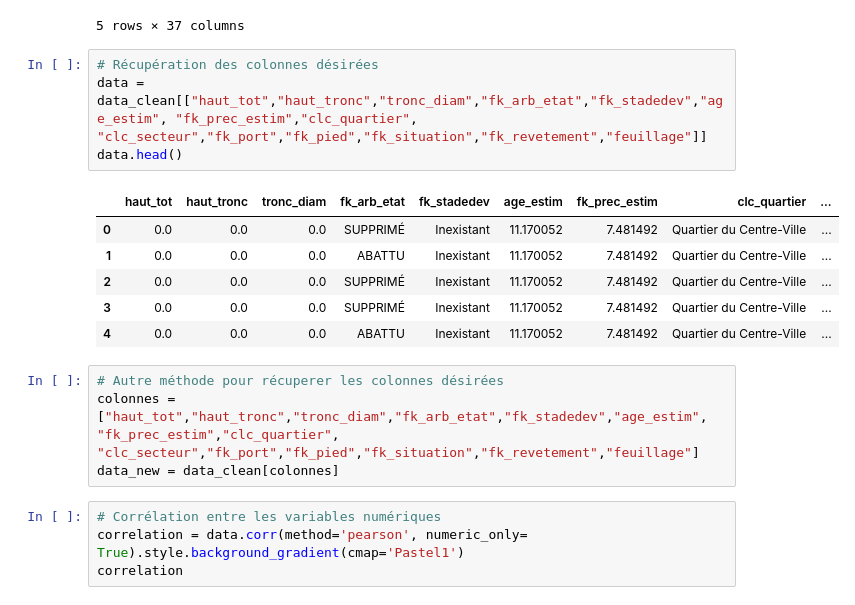
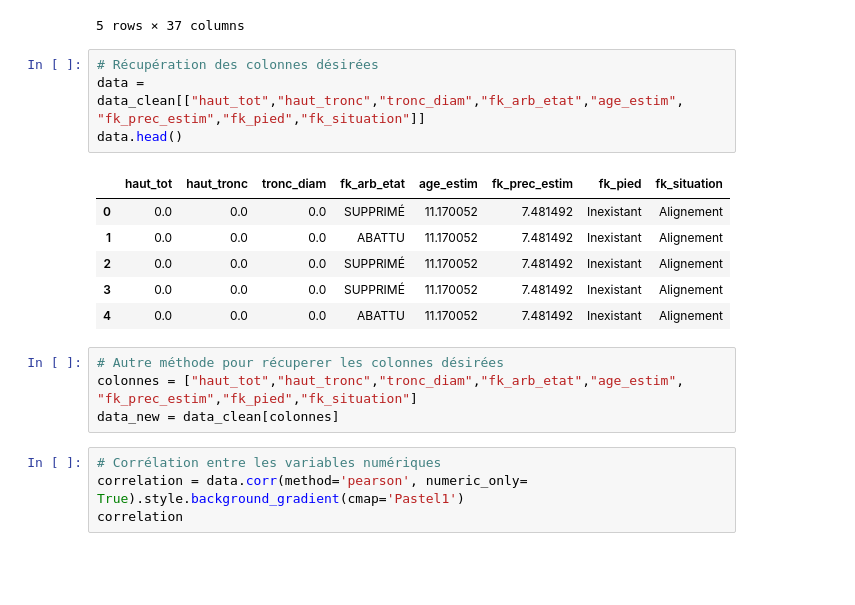
Before and after one commit to Mathilde1734/projet_IA, a Jupyter notebook: Besoin3.ipynb, the cells around one changed output. Drawn from its saved outputs; the diff is of its cells as text; blank space fills up the shorter version.

```diff
--- a/Besoin3.ipynb
+++ b/Besoin3.ipynb
@@ -38,18 +38,18 @@ data_clean.head()
 5 rows × 37 columns
 # %%
 # Récupération des colonnes désirées
-data = data_clean[["haut_tot","haut_tronc","tronc_diam","fk_arb_etat","fk_stadedev","age_estim", "fk_prec_estim","clc_quartier", "clc_secteur","fk_port","fk_pied","fk_situation","fk_revetement","feuillage"]]
+data = data_clean[["haut_tot","haut_tronc","tronc_diam","fk_arb_etat","age_estim", "fk_prec_estim","fk_pied","fk_situation"]]
 data.head()
 # %% [output]
-|  | haut_tot | haut_tronc | tronc_diam | fk_arb_etat | fk_stadedev | age_estim | fk_prec_estim | clc_quartier | ... |
-| 0 | 0.0 | 0.0 | 0.0 | SUPPRIMÉ | Inexistant | 11.170052 | 7.481492 | Quartier du Centre-Ville | ... |
-| 1 | 0.0 | 0.0 | 0.0 | ABATTU | Inexistant | 11.170052 | 7.481492 | Quartier du Centre-Ville | ... |
-| 2 | 0.0 | 0.0 | 0.0 | SUPPRIMÉ | Inexistant | 11.170052 | 7.481492 | Quartier du Centre-Ville | ... |
-| 3 | 0.0 | 0.0 | 0.0 | SUPPRIMÉ | Inexistant | 11.170052 | 7.481492 | Quartier du Centre-Ville | ... |
-| 4 | 0.0 | 0.0 | 0.0 | ABATTU | Inexistant | 11.170052 | 7.481492 | Quartier du Centre-Ville | ... |
+|  | haut_tot | haut_tronc | tronc_diam | fk_arb_etat | age_estim | fk_prec_estim | fk_pied | fk_situation |
+| 0 | 0.0 | 0.0 | 0.0 | SUPPRIMÉ | 11.170052 | 7.481492 | Inexistant | Alignement |
+| 1 | 0.0 | 0.0 | 0.0 | ABATTU | 11.170052 | 7.481492 | Inexistant | Alignement |
+| 2 | 0.0 | 0.0 | 0.0 | SUPPRIMÉ | 11.170052 | 7.481492 | Inexistant | Alignement |
+| 3 | 0.0 | 0.0 | 0.0 | SUPPRIMÉ | 11.170052 | 7.481492 | Inexistant | Alignement |
+| 4 | 0.0 | 0.0 | 0.0 | ABATTU | 11.170052 | 7.481492 | Inexistant | Alignement |
 # %%
 # Autre méthode pour récuperer les colonnes désirées
-colonnes = ["haut_tot","haut_tronc","tronc_diam","fk_arb_etat","fk_stadedev","age_estim", "fk_prec_estim","clc_quartier", "clc_secteur","fk_port","fk_pied","fk_situation","fk_revetement","feuillage"]
+colonnes = ["haut_tot","haut_tronc","tronc_diam","fk_arb_etat","age_estim", "fk_prec_estim","fk_pied","fk_situation"]
 data_new = data_clean[colonnes]
 # %%
 # Corrélation entre les variables numériques
```
Also changed, not shown: parts of 16 cells of this notebook, 3 other files.
